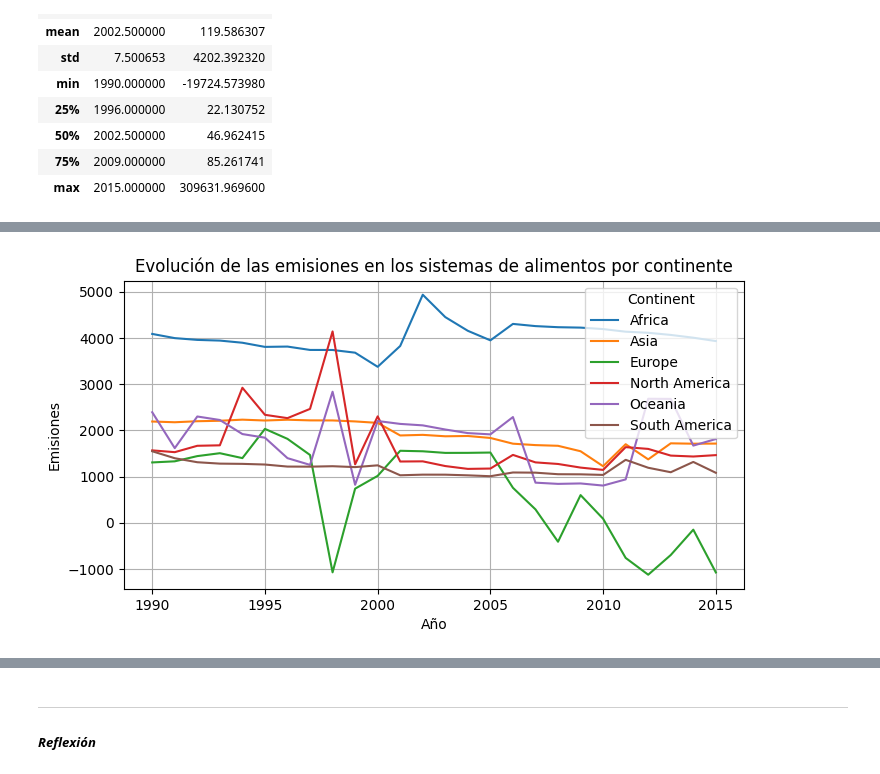
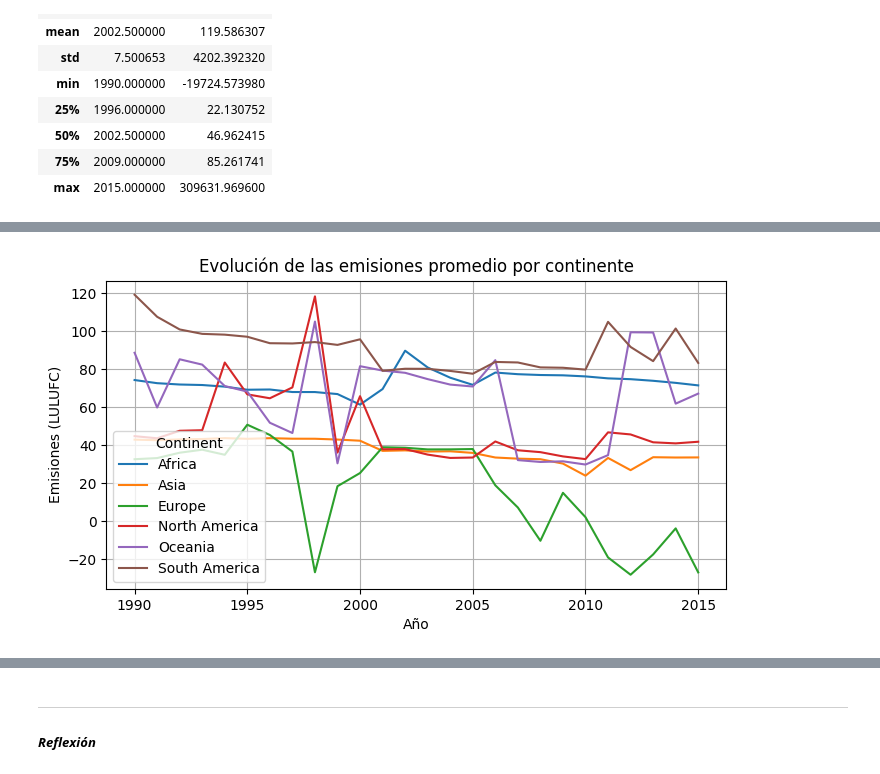
Before and after one commit to stefanoaragoni/datascience_lab9, a Jupyter notebook: lab9.ipynb, the cells around one changed output, grey strips where cells are left out. Drawn from its saved outputs; the diff is of its cells as text; code cells hidden in the pictures.

```diff
--- a/lab9.ipynb
+++ b/lab9.ipynb
@@ -192,16 +214,16 @@ plt.show()
 # %%
 # Grafica comparando los diferentes contienenetes con el paso de los años
 
 # Sumar las emisiones de cada continente
-dataset_continent = dataset.groupby(['Continent', 'Year']).sum().reset_index()
+dataset_continent = dataset.groupby(['Continent', 'Year']).mean().reset_index()
 
 # Graficar las emisiones a lo largo de los años
 plt.figure(figsize=(8,4))
 sns.lineplot(x='Year', y='Emissions', hue='Continent', data=dataset_continent)
 plt.grid(True)
 plt.xlabel('Año')
-plt.ylabel('Emisiones')
-plt.title('Evolución de las emisiones en los sistemas de alimentos por continente')
+plt.ylabel('Emisiones (LULUFC)')
+plt.title('Evolución de las emisiones promedio por continente')
 plt.show()
 # %% [output]
-[figure, old version]
+[figure, new version]
```
Also changed, not shown: parts of 16 cells of this notebook.
